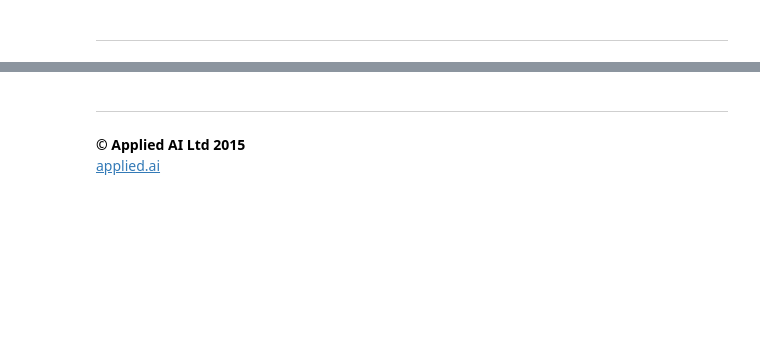
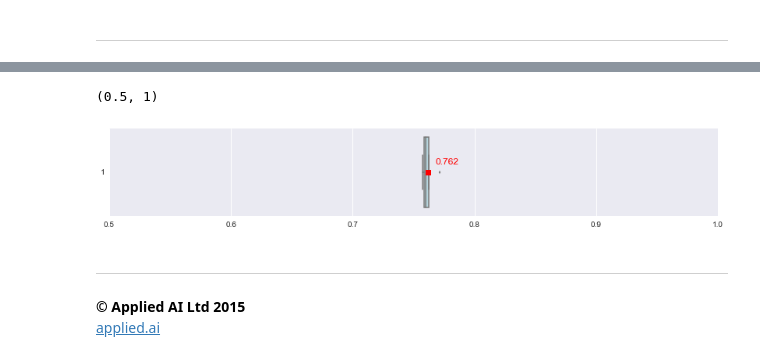
Before and after one commit to vnnw/appliedai_survivalhdd, a Jupyter notebook: 04_CoxPHModel.ipynb, the cells around one changed output, grey strips where cells are left out. Cells and saved outputs as stored; diff of their text form; code cells hidden in the pictures; blank space fills up the shorter version.

```diff
--- a/04_CoxPHModel.ipynb
+++ b/04_CoxPHModel.ipynb
@@ -225,3 +187,16 @@ for i, cap in enumerate(np.unique(df['capacity'])):
+# %%
+cx = sa.CoxPHFitter(normalize=False)
+scores = k_fold_cross_validation(cx, dft, k=5
+                ,duration_col='maxhours',event_col='failed', predictor='predict_expectation')
+# %%
+fig, axes = plt.subplots(nrows=1, ncols=1, figsize=(14,2))
+sns.boxplot(scores, vert=False, color='lightblue', ax=axes, showmeans=True)
+axes.annotate('{:.3f}'.format(np.mean(scores)), xy=(np.mean(scores),1), xycoords='data'
+                 ,xytext=(10, 10), textcoords='offset points', color='r', fontsize=12)
+axes.set_xlim([0.5,1])
+# %% [output]
+(0.5, 1)
+[figure, added]
 # %% [markdown]
 ---
 <!--<div style=float:right><img src=assets/img/applied-logo_100px.png></img></div>-->
```
Also changed, not shown: parts of 39 cells of this notebook.
